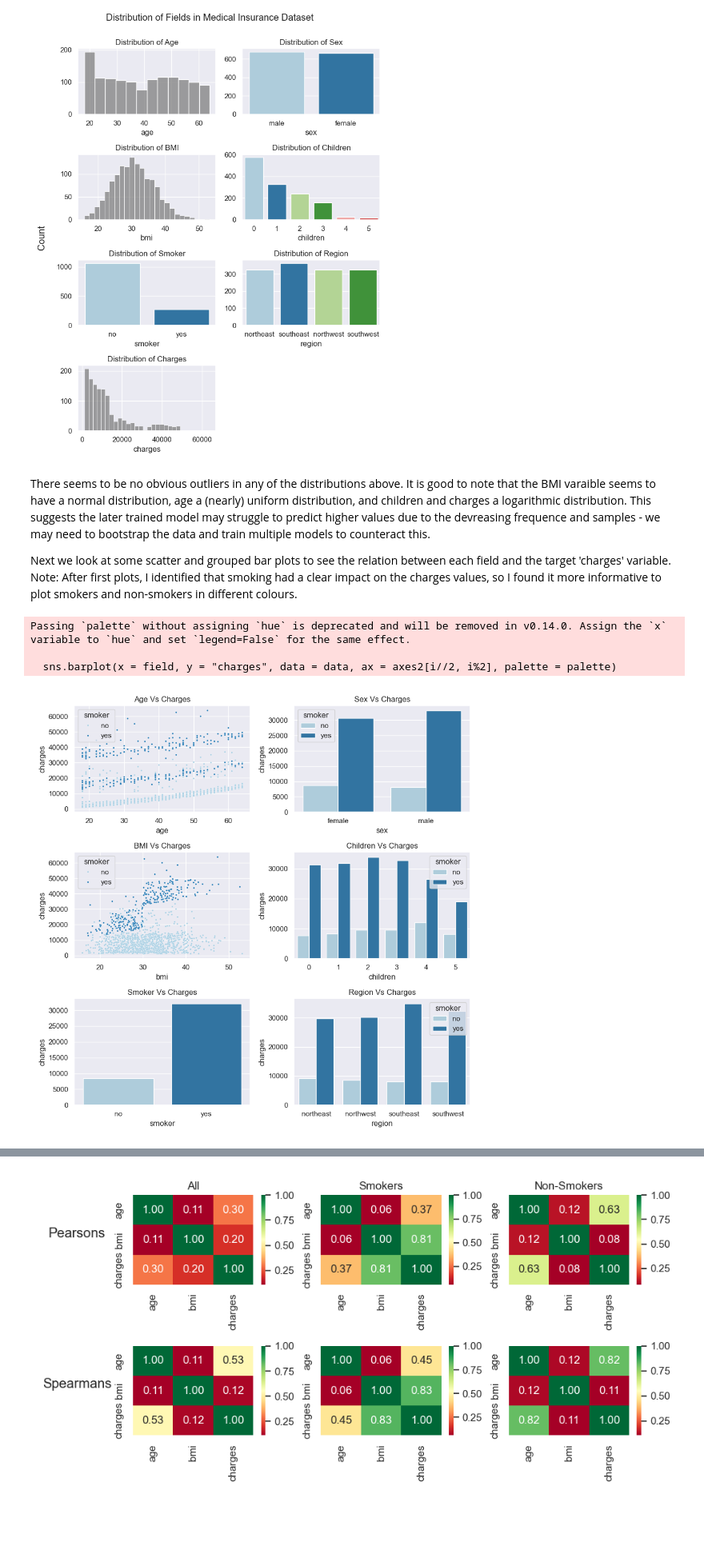
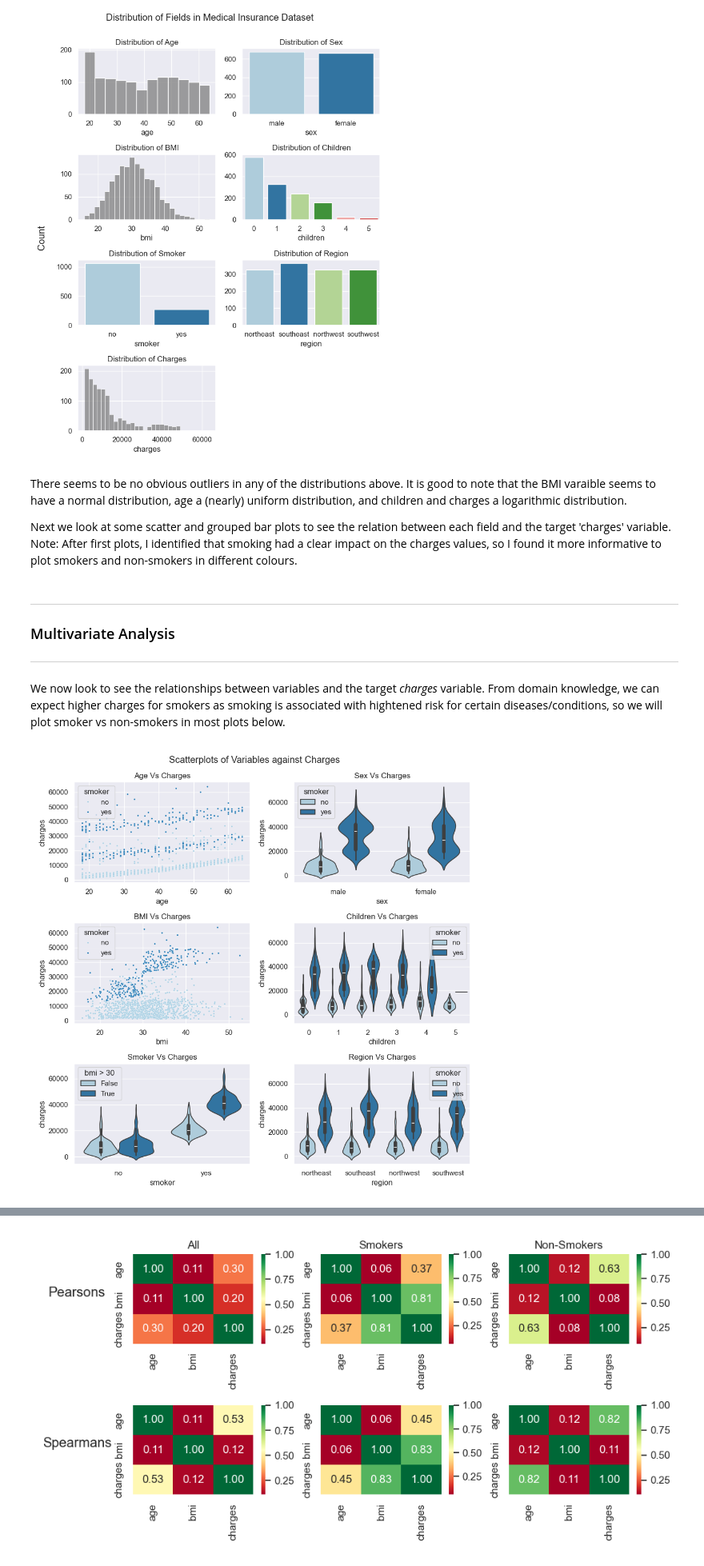
Before and after one commit to Wh4yw4rd/medicalInsurancePricing, a Jupyter notebook: medical_insurance_EDA.ipynb, the cells around one changed output, grey strips where cells are left out. Shown at 80% size. Cells and saved outputs as stored; diff of their text form; code cells hidden in the pictures; blank space fills up the shorter version.

Commit message:
Added text and more description/comments on the EDA section, now looking to improve the model section

```diff
--- a/medical_insurance_EDA.ipynb
+++ b/medical_insurance_EDA.ipynb
@@ -111,36 +125,45 @@ plt.show()
 # %% [output]
 [figure]
 # %% [markdown]
-There seems to be no obvious outliers in any of the distributions above. It is good to note that the BMI varaible seems to have a normal distribution, age a (nearly) uniform distribution, and children and charges a logarithmic distribution. This suggests the later trained model may struggle to predict higher values due to the devreasing frequence and samples - we may need to bootstrap the data and train multiple models to counteract this.
+There seems to be no obvious outliers in any of the distributions above. It is good to note that the BMI varaible seems to have a normal distribution, age a (nearly) uniform distribution, and children and charges a logarithmic distribution.
 
 Next we look at some scatter and grouped bar plots to see the relation between each field and the target 'charges' variable. Note: After first plots, I identified that smoking had a clear impact on the charges values, so I found it more informative to plot smokers and non-smokers in different colours.
+# %% [markdown]
+---
+### Multivariate Analysis
+---
+# %% [markdown]
+We now look to see the relationships between variables and the target _charges_ variable. From domain knowledge, we can expect higher charges for smokers as smoking is associated with hightened risk for certain diseases/conditions, so we will plot smoker vs non-smokers in most plots below.
 # %%
 fig2, axes2 = plt.subplots(math.ceil((len(df.columns)-1)/2), 2)
+
+fig2.suptitle("Scatterplots of Variables against Charges")
 
 # Remove extra plot for odd number of columns
 if (len(df.columns)-1)%2 == 1:
     fig2.delaxes(axes2[-1,-1])
 
+# Plot all variables against charges
 for i, field in enumerate(df.columns.drop(["charges"])):
 
+    # Numerical variables: Will plot scatter plots
     if field in ["age", "bmi"]:
-        sns.scatterplot(x= field, y = "charges", data = df, ax = axes2[i//2, i%2], marker = "o", s = 6, hue = "smoker", palette = palette)
+        sns.scatterplot(x = field, y = "charges", data = df, ax = axes2[i//2, i%2], marker = "o", s = 6, hue = "smoker", palette = palette)
 
+    # Categorical variables: Will plot violin plots
     elif field == "smoker":
-        data = df.groupby(field)["charges"].mean().reset_index()
-        sns.barplot(x = field, y = "charges", data = data, ax = axes2[i//2, i%2], palette = palette)
+        data = df.copy()
+        data["bmi > 30"] = df["bmi"].apply(lambda x: x > 30)
+        sns.violinplot(x = "smoker", y = "charges", data = data, ax = axes2[i//2, i%2], hue = "bmi > 30", palette = palette)
     else:
-        data = df.groupby([field, "smoker"])["charges"].mean().reset_index()
-        sns.barplot(x = field, y = "charges", data = data, ax = axes2[i//2, i%2], hue = "smoker", palette = palette)
+        sns.violinplot(x = field, y = "charges", data = df, ax = axes2[i//2, i%2], hue = "smoker", palette = palette)
 
     axes2[i//2,i%2].set_title(f"{field.capitalize() if field != "bmi" else field.upper()} Vs Charges")
 
+# Adjust fig parameters
 fig2.set_figheight(fig2.get_figheight()*2)
 fig2.set_figwidth(fig2.get_figwidth()*1.5)
 fig2.tight_layout()
 plt.show()
 # %% [output]
-Passing `palette` without assigning `hue` is deprecated and will be removed in v0.14.0. Assign the `x` variable to `hue` and set `legend=False` for the same effect.
-
-  sns.barplot(x = field, y = "charges", data = data, ax = axes2[i//2, i%2], palette = palette)
-[figure, old version]
+[figure, new version]
```
Also changed, not shown: parts of 23 cells of this notebook.
